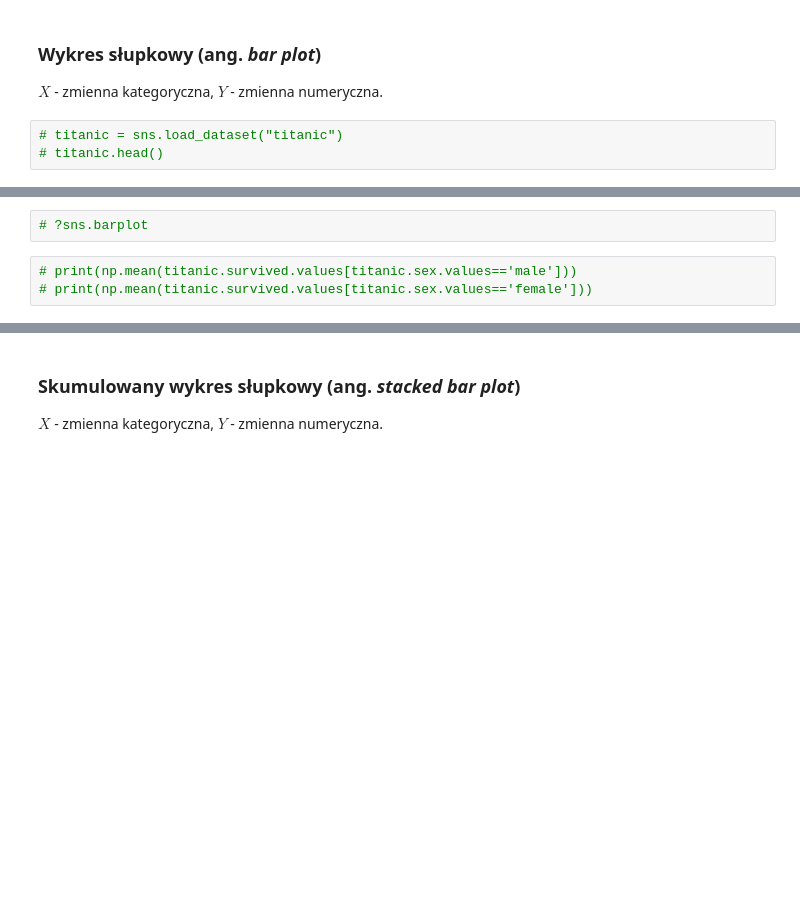
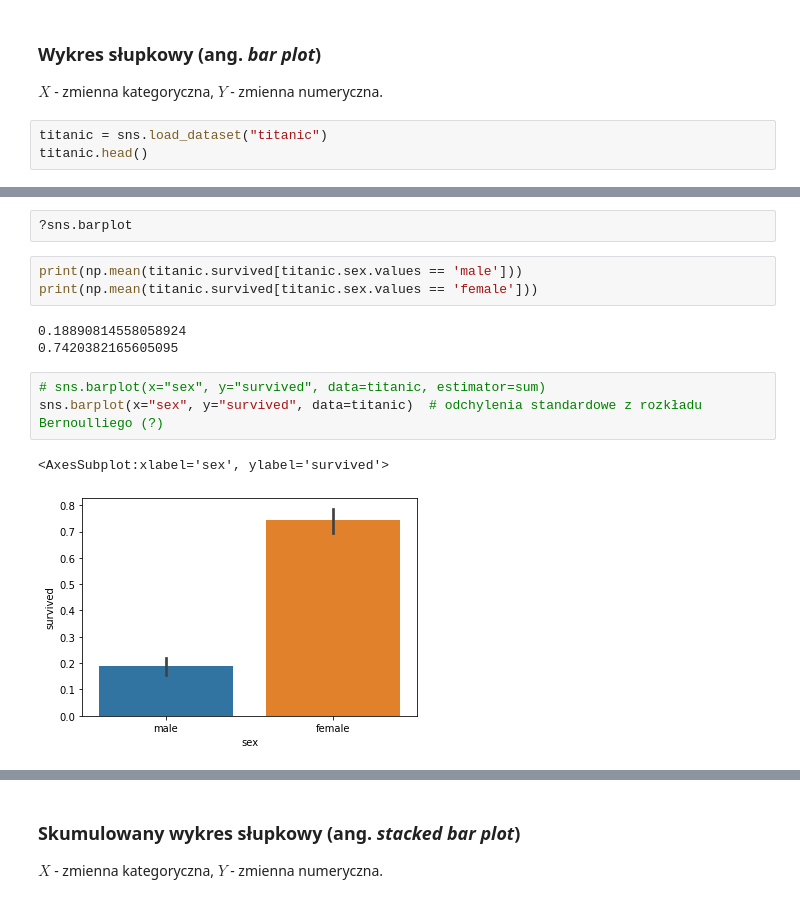
Before and after one commit to mdabrowski-phd/ds250223_stat, a Jupyter notebook: 01_statystyka_opisowa/02_wizualizacja danych.ipynb, the cells around one changed output, grey strips where cells are left out. Cells and saved outputs as stored; diff of their text form; blank space fills up the shorter version.

```diff
--- a/01_statystyka_opisowa/02_wizualizacja danych.ipynb
+++ b/01_statystyka_opisowa/02_wizualizacja danych.ipynb
@@ -51,5 +64,5 @@ $X$ - zmienna numeryczna, $Y$ - zmienna numeryczna.
 ### Wykres słupkowy (ang. *bar plot*)
 $X$ - zmienna kategoryczna, $Y$ - zmienna numeryczna.
 # %%
-# titanic = sns.load_dataset("titanic")
-# titanic.head()
+titanic = sns.load_dataset("titanic")
+titanic.head()
@@ -56,6 +76,15 @@ $X$ - zmienna kategoryczna, $Y$ - zmienna numeryczna.
 # %%
-# ?sns.barplot
+?sns.barplot
 # %%
-# print(np.mean(titanic.survived.values[titanic.sex.values=='male']))
-# print(np.mean(titanic.survived.values[titanic.sex.values=='female']))
+print(np.mean(titanic.survived[titanic.sex.values == 'male']))
+print(np.mean(titanic.survived[titanic.sex.values == 'female']))
+# %% [output]
+0.18890814558058924
+0.7420382165605095
+# %%
+# sns.barplot(x="sex", y="survived", data=titanic, estimator=sum)
+sns.barplot(x="sex", y="survived", data=titanic)  # odchylenia standardowe z rozkładu Bernoulliego (?)
+# %% [output]
+<AxesSubplot:xlabel='sex', ylabel='survived'>
+[figure, added]
 # %%
```
Also changed, not shown: parts of 47 cells of this notebook, 4 other files.
